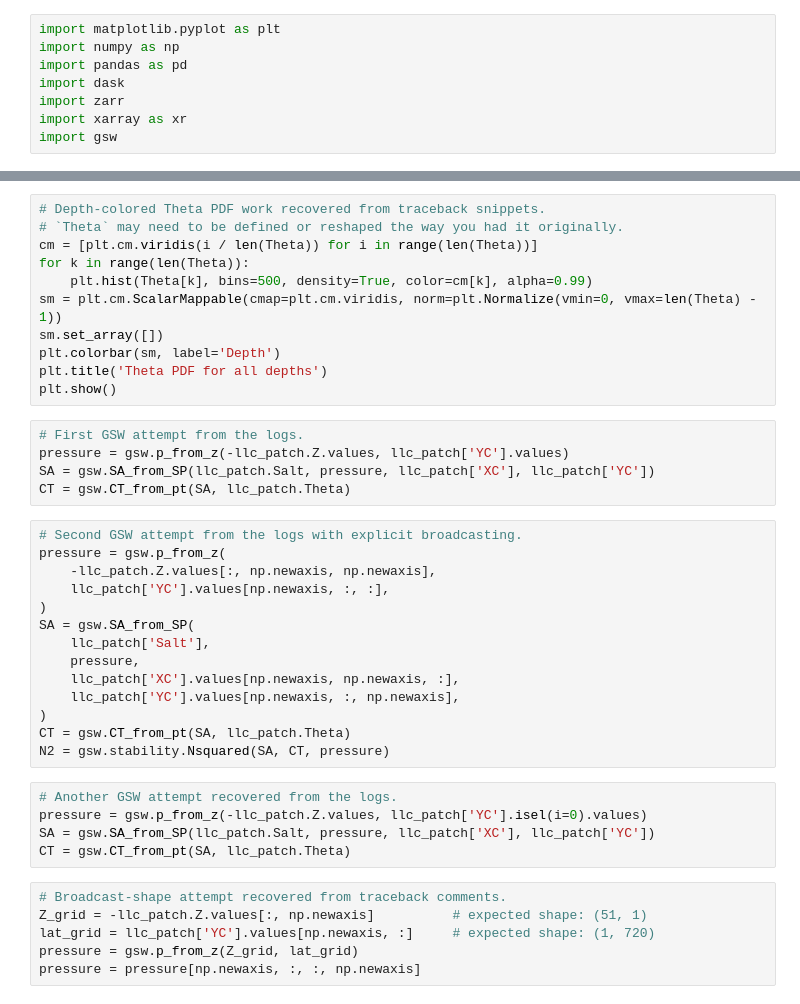
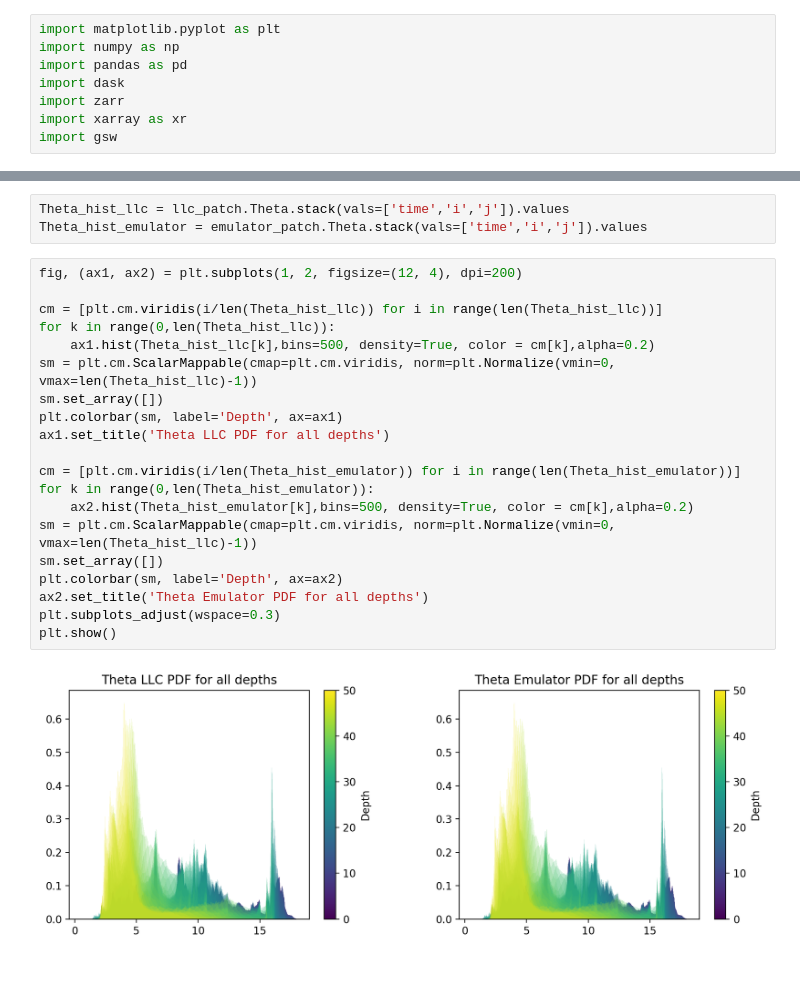
Before and after one commit to GHOpenonic/LLC_ocean_emulator, a Jupyter notebook: high_res_diagnostics/statistical_diagnostics/stat_testing.ipynb, the cells around one changed output, grey strips where cells are left out. Cells and saved outputs as stored; diff of their text form; blank space fills up the shorter version.

```diff
--- a/high_res_diagnostics/statistical_diagnostics/stat_testing.ipynb
+++ b/high_res_diagnostics/statistical_diagnostics/stat_testing.ipynb
@@ -31,41 +52,25 @@ The next cells are reconstructed from Jupyter log snippets. They are useful as a
+# %%
+Theta_hist_llc = llc_patch.Theta.stack(vals=['time','i','j']).values
+Theta_hist_emulator = emulator_patch.Theta.stack(vals=['time','i','j']).values
 # %%
-# Depth-colored Theta PDF work recovered from traceback snippets.
-# `Theta` may need to be defined or reshaped the way you had it originally.
-cm = [plt.cm.viridis(i / len(Theta)) for i in range(len(Theta))]
-for k in range(len(Theta)):
-    plt.hist(Theta[k], bins=500, density=True, color=cm[k], alpha=0.99)
-sm = plt.cm.ScalarMappable(cmap=plt.cm.viridis, norm=plt.Normalize(vmin=0, vmax=len(Theta) - 1))
+fig, (ax1, ax2) = plt.subplots(1, 2, figsize=(12, 4), dpi=200)
+
+cm = [plt.cm.viridis(i/len(Theta_hist_llc)) for i in range(len(Theta_hist_llc))]
+for k in range(0,len(Theta_hist_llc)):
+    ax1.hist(Theta_hist_llc[k],bins=500, density=True, color = cm[k],alpha=0.2)
+sm = plt.cm.ScalarMappable(cmap=plt.cm.viridis, norm=plt.Normalize(vmin=0, vmax=len(Theta_hist_llc)-1))
 sm.set_array([])
-plt.colorbar(sm, label='Depth')
-plt.title('Theta PDF for all depths')
+plt.colorbar(sm, label='Depth', ax=ax1)
+ax1.set_title('Theta LLC PDF for all depths')
+
+cm = [plt.cm.viridis(i/len(Theta_hist_emulator)) for i in range(len(Theta_hist_emulator))]
+for k in range(0,len(Theta_hist_emulator)):
+    ax2.hist(Theta_hist_emulator[k],bins=500, density=True, color = cm[k],alpha=0.2)
+sm = plt.cm.ScalarMappable(cmap=plt.cm.viridis, norm=plt.Normalize(vmin=0, vmax=len(Theta_hist_llc)-1))
+sm.set_array([])
+plt.colorbar(sm, label='Depth', ax=ax2)
+ax2.set_title('Theta Emulator PDF for all depths')
+plt.subplots_adjust(wspace=0.3)
 plt.show()
+# %% [output]
+[figure, added]
-# %%
-# First GSW attempt from the logs.
-pressure = gsw.p_from_z(-llc_patch.Z.values, llc_patch['YC'].values)
-SA = gsw.SA_from_SP(llc_patch.Salt, pressure, llc_patch['XC'], llc_patch['YC'])
-CT = gsw.CT_from_pt(SA, llc_patch.Theta)
-# %%
-# Second GSW attempt from the logs with explicit broadcasting.
-pressure = gsw.p_from_z(
-    -llc_patch.Z.values[:, np.newaxis, np.newaxis],
-    llc_patch['YC'].values[np.newaxis, :, :],
-)
-SA = gsw.SA_from_SP(
-    llc_patch['Salt'],
-    pressure,
-    llc_patch['XC'].values[np.newaxis, np.newaxis, :],
-    llc_patch['YC'].values[np.newaxis, :, np.newaxis],
-)
-CT = gsw.CT_from_pt(SA, llc_patch.Theta)
-N2 = gsw.stability.Nsquared(SA, CT, pressure)
-# %%
-# Another GSW attempt recovered from the logs.
-pressure = gsw.p_from_z(-llc_patch.Z.values, llc_patch['YC'].isel(i=0).values)
-SA = gsw.SA_from_SP(llc_patch.Salt, pressure, llc_patch['XC'], llc_patch['YC'])
-CT = gsw.CT_from_pt(SA, llc_patch.Theta)
-# %%
-# Broadcast-shape attempt recovered from traceback comments.
-Z_grid = -llc_patch.Z.values[:, np.newaxis]          # expected shape: (51, 1)
-lat_grid = llc_patch['YC'].values[np.newaxis, :]     # expected shape: (1, 720)
-pressure = gsw.p_from_z(Z_grid, lat_grid)
-pressure = pressure[np.newaxis, :, :, np.newaxis]
```
Also changed, not shown: parts of 27 cells of this notebook.
